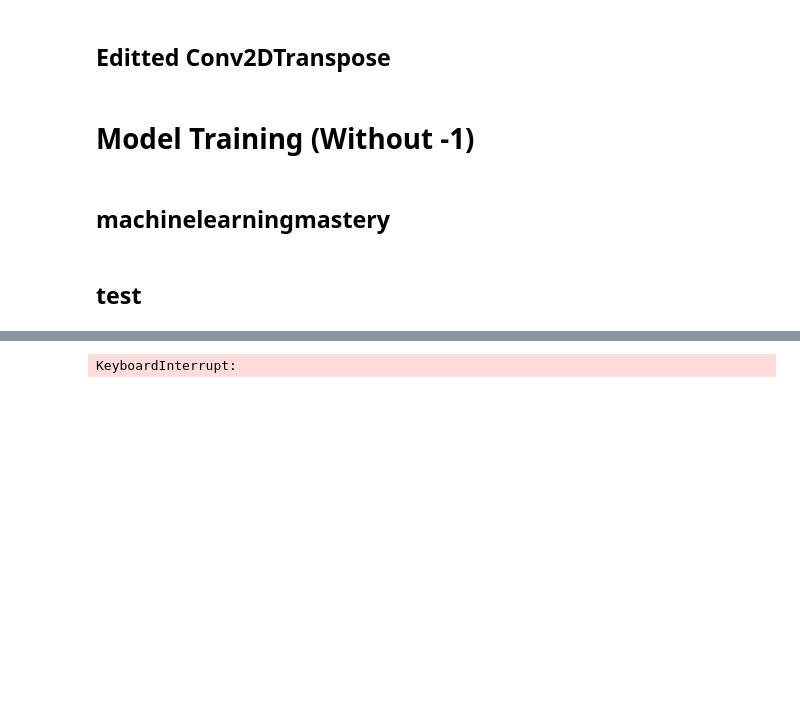
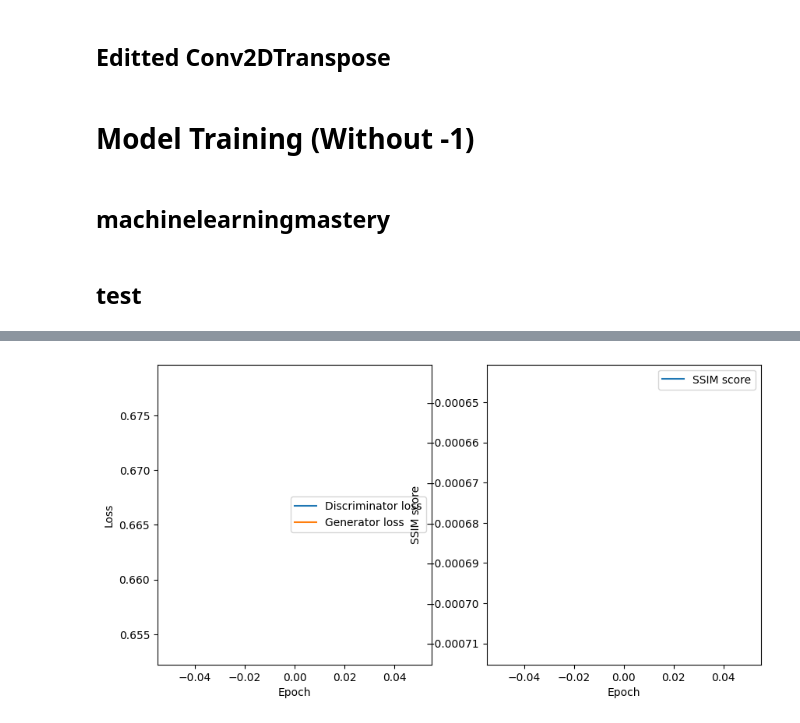
Before and after one commit to shoelesshoe/DELECA2, a Jupyter notebook: Part A/Part A.ipynb, the cells around one changed output, grey strips where cells are left out. Saved outputs shown, nothing was run; the diff lists cells and outputs as text; code cells hidden in the pictures; blank space fills up the shorter version.

```diff
--- a/Part A/Part A.ipynb
+++ b/Part A/Part A.ipynb
@@ -885,10 +908,9 @@ from tensorflow.keras.layers import Dense, BatchNormalization, ReLU, Reshape, Co
 from tensorflow.keras.models import Sequential, Model
 from tensorflow.keras.optimizers import Adam
 from tensorflow.keras.preprocessing.image import img_to_array, array_to_img
-from tensorflow.keras.applications.inception_v3 import InceptionV3, preprocess_input
+from skimage.metrics import structural_similarity as ssim
 import matplotlib.pyplot as plt
 import os
-from scipy.linalg import sqrtm
 import tensorflow as tf
 
 class DCGAN:
@@ -964,41 +986,14 @@ class DCGAN:
         validity = model(img)
         return Model(img, validity)
 
-    def preprocess_for_inception(self, images):
-        images_rgb = []
-        for img in images:
-            # Convert grayscale to RGB by repeating the single channel three times
-            img_rgb = np.repeat(img, 3, axis=-1)
-            img_resized = tf.image.resize(img_rgb, (299, 299))
-            img_resized = img_to_array(img_resized)
-            images_rgb.append(img_resized)
-        images_rgb = np.array(images_rgb)
-        return preprocess_input(images_rgb)
-
-    def calculate_fid(self, model, real_images, generated_images):
-        # Resize images to (299, 299) and convert grayscale to RGB
-        real_images_resized = self.preprocess_for_inception(real_images)
-        generated_images_resized = self.preprocess_for_inception(generated_images)
-        # Get the activations from the InceptionV3 model
-        act_real = model.predict(real_images_resized)
-        act_gen = model.predict(generated_images_resized)
-        # Calculate the mean and covariance of the activations
-        mu_real, sigma_real = act_real.mean(axis=0), np.cov(act_real, rowvar=False)
-        mu_gen, sigma_gen = act_gen.mean(axis=0), np.cov(act_gen, rowvar=False)
-        # Calculate the sum of squared differences between means
-        ssdiff = np.sum((mu_real - mu_gen) ** 2.0)
-        # Calculate the square root of the product of the covariances
-        covmean = sqrtm(sigma_real.dot(sigma_gen))
-        # Handle imaginary numbers
-        if np.iscomplexobj(covmean):
-            covmean = covmean.real
-        # Calculate the FID score
-        fid = ssdiff + np.trace(sigma_real + sigma_gen - 2.0 * covmean)
-        return fid
+    def calculate_ssim(self, real_images, generated_images):
+        ssim_scores = []
+        for i in range(len(real_images)):
+            score, _ = ssim(real_images[i], generated_images[i], full=True, data_range=real_images[i].max() - real_images[i].min())
+            ssim_scores.append(score)
+        return np.mean(ssim_scores)
 
     def train(self, epochs, batch_size=128, save_interval=50):
-        inception_model = InceptionV3(include_top=False, pooling='avg', input_shape=(299, 299, 3))
-
         # scale to [-1, 1]
         X_train = (withoutBlankArr - 127.5) / 127.5
         X_train = np.expand_dims(X_train, axis=3)
@@ -1007,10 +1002,10 @@ class DCGAN:
         valid = np.ones((batch_size, 1))
         fake = np.zeros((batch_size, 1))
 
-        # Lists to store the losses and FID scores
+        # Lists to store the losses and SSIM scores
         d_losses = []
         g_losses = []
-        fid_scores = []
+        ssim_scores = []
 
         for epoch in range(epochs):
             # ---------------------
@@ -1035,15 +1030,16 @@ class DCGAN:
             g_loss = self.combined.train_on_batch(noise, valid)
             g_losses.append(g_loss)  # Record the generator loss
 
-            # Calculate FID score at intervals
+            # Calculate SSIM score
+            ssim_score = self.calculate_ssim(np.squeeze(imgs), np.squeeze(gen_imgs))
+            ssim_scores.append(ssim_score)
+
             if epoch % save_interval == 0:
-                fid = self.calculate_fid(inception_model, imgs, gen_imgs)
-                fid_scores.append(fid)
-                print(f"{epoch} [D loss: {d_loss[0]}, acc.: {100 * d_loss[1]:.2f}%] [G loss: {g_loss}] [FID: {fid}]")
+                print(f"{epoch} [D loss: {d_loss[0]}, acc.: {100 * d_loss[1]:.2f}%] [G loss: {g_loss}] [SSIM: {ssim_score}]")
                 self.save_imgs(epoch)
 
-        # Plot loss curves and FID scores
-        self.plot_loss(d_losses, g_losses, fid_scores)
+        # Plot loss curves and SSIM scores
+        self.plot_scores(d_losses, g_losses, ssim_scores)
 
     def save_imgs(self, epoch):
         r, c = 5, 5
@@ -1065,7 +1061,7 @@ class DCGAN:
         fig.savefig(f"images/mnist_{epoch}.png")
         plt.close()
 
-    def plot_loss(self, d_losses, g_losses, fid_scores):
+    def plot_scores(self, d_losses, g_losses, ssim_scores):
         plt.figure(figsize=(10, 5))
 
         plt.subplot(1, 2, 1)
@@ -1076,20 +1072,18 @@ class DCGAN:
         plt.legend()
 
         plt.subplot(1, 2, 2)
-        plt.plot([i*50 for i in range(len(fid_scores))], fid_scores, label="FID score")
+        plt.plot(ssim_scores, label="SSIM score")
         plt.xlabel("Epoch")
-        plt.ylabel("FID score")
+        plt.ylabel("SSIM score")
         plt.legend()
 
         if not os.path.exists('plots'):
             os.makedirs('plots')
-        plt.savefig("plots/loss_fid.png")
+        plt.savefig("plots/loss_ssim.png")
         plt.show()
 
-# Ensure your training dataset withoutBlankArr is properly loaded here
-
 dcgan = DCGAN(28, 28, 1)
-dcgan.train(epochs=10001, batch_size=256, save_interval=50)
+dcgan.train(epochs=1, batch_size=256)
 # %% [output]
 Model: "Discriminator"
 _________________________________________________________________
@@ -1111 +1105 @@ _________________________________________________________________
-KeyboardInterrupt:
+[figure, added]
```
Also changed, not shown: parts of 3 cells of this notebook.
